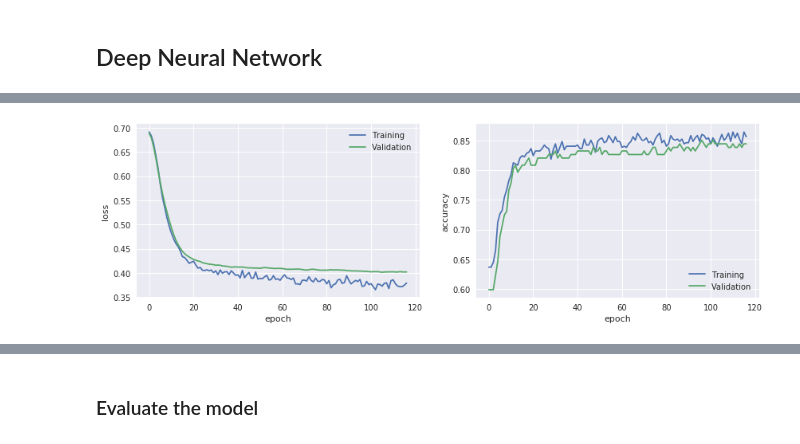
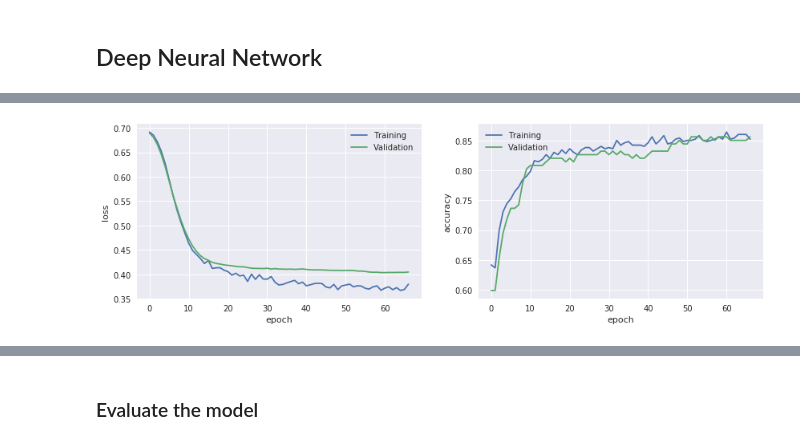
Before and after one commit to angelmtenor/data-science-keras, a Jupyter notebook: titanic.ipynb, the cells around one changed output, grey strips where cells are left out. Drawn from its saved outputs; the diff is of its cells as text; code cells hidden in the pictures.

```diff
--- a/titanic.ipynb
+++ b/titanic.ipynb
@@ -79,7 +79,7 @@ fields = ['Cabin', 'Title']
 df.loc[:, fields] = helper.remove_lowfreq(df.loc[:, fields])
 
 # Alone passenger
-df['Alone'] = ((df["SibSp"] + df["Parch"]) == 0).astype(int)
+df['Alone'] = ((df["SibSp"] + df["Parch"]) == 0)
 # %% [output]
 Cabin {'C': 59, 'B': 47, 'D': 33, 'E': 32, 'A': 15, 'F': 13}
 Title {'Mr': 517, 'Miss': 182, 'Mrs': 125, 'Master': 40}
@@ -284,7 +288,7 @@ model.summary()
 model.compile(loss = 'binary_crossentropy', optimizer='adam', metrics=['accuracy'])
 
 print('\nTraining ....')
-callbacks = [keras.callbacks.EarlyStopping(monitor='val_loss', patience=10, verbose=0)]
+callbacks = [keras.callbacks.EarlyStopping(monitor='val_loss', patience=5, verbose=0)]
 %time history = model.fit(x_train, y_train, epochs=1000, batch_size=64, verbose=0, validation_split=0.25, callbacks=callbacks)
 helper.show_training(history)
 
@@ -312 +316 @@ Wall time: 1.43 s
-[figure, old version]
+[figure, new version]
```
Also changed, not shown: parts of 14 cells of this notebook, 2 other files.
